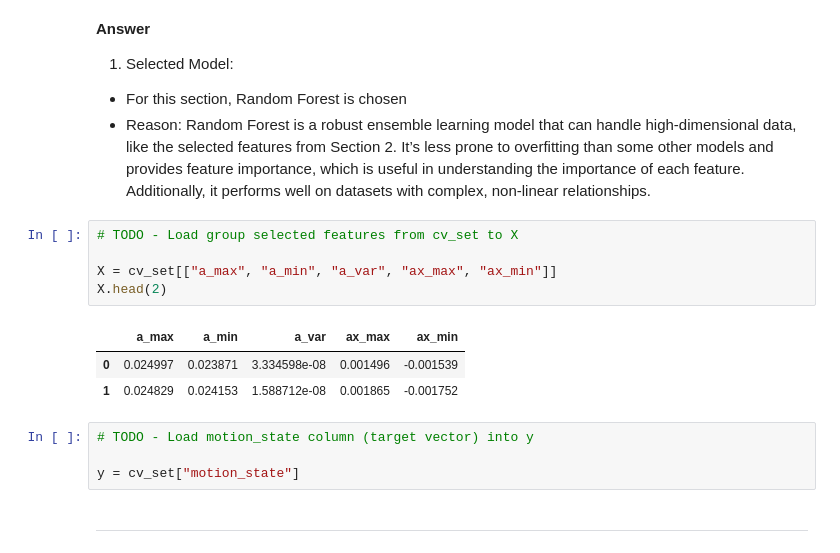
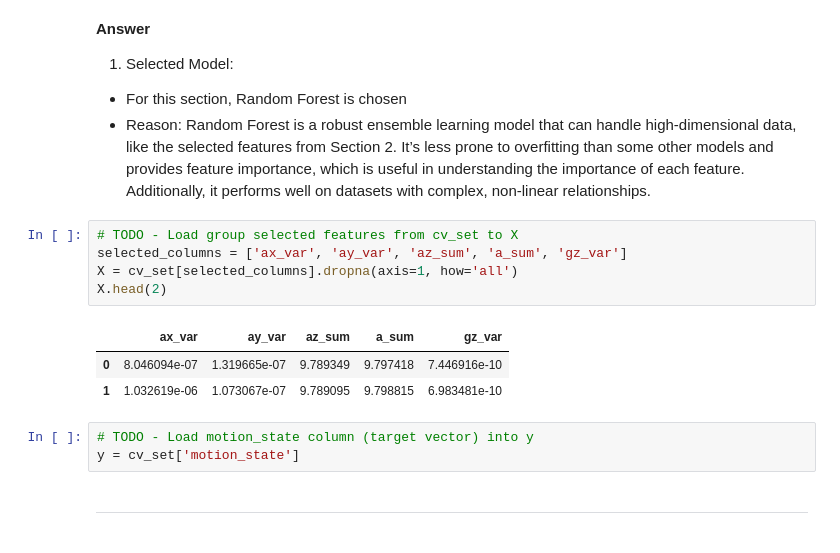
Before and after one commit to TonnyChuwa/engg680_2024_fall, a Jupyter notebook: Lab_Assignment4/Assignment 4.ipynb, the cells around one changed output. Cells and saved outputs as stored; diff of their text form.

```diff
--- a/Lab_Assignment4/Assignment 4.ipynb
+++ b/Lab_Assignment4/Assignment 4.ipynb
@@ -1245,17 +1249,16 @@ ___
 *   Reason: Random Forest is a robust ensemble learning model that can handle high-dimensional data, like the selected features from Section 2. It’s less prone to overfitting than some other models and provides feature importance, which is useful in understanding the importance of each feature. Additionally, it performs well on datasets with complex, non-linear relationships.
 # %%
 # TODO - Load group selected features from cv_set to X
-
-X = cv_set[["a_max", "a_min", "a_var", "ax_max", "ax_min"]]
+selected_columns = ['ax_var', 'ay_var', 'az_sum', 'a_sum', 'gz_var']
+X = cv_set[selected_columns].dropna(axis=1, how='all')
 X.head(2)
 # %% [output]
-|  | a_max | a_min | a_var | ax_max | ax_min |
-| 0 | 0.024997 | 0.023871 | 3.334598e-08 | 0.001496 | -0.001539 |
-| 1 | 0.024829 | 0.024153 | 1.588712e-08 | 0.001865 | -0.001752 |
+|  | ax_var | ay_var | az_sum | a_sum | gz_var |
+| 0 | 8.046094e-07 | 1.319665e-07 | 9.789349 | 9.797418 | 7.446916e-10 |
+| 1 | 1.032619e-06 | 1.073067e-07 | 9.789095 | 9.798815 | 6.983481e-10 |
 # %%
 # TODO - Load motion_state column (target vector) into y
-
-y = cv_set["motion_state"]
+y = cv_set['motion_state']
 # %% [markdown]
 ___
 # %% [markdown]
```
Also changed, not shown: parts of 17 cells of this notebook.
